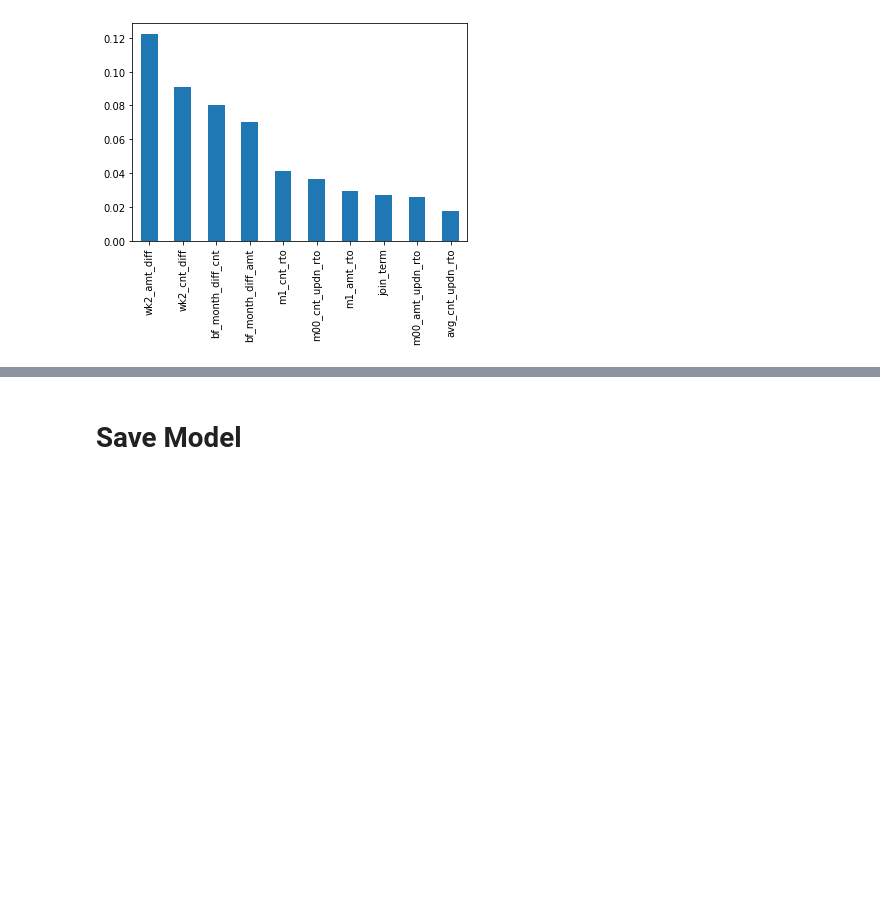
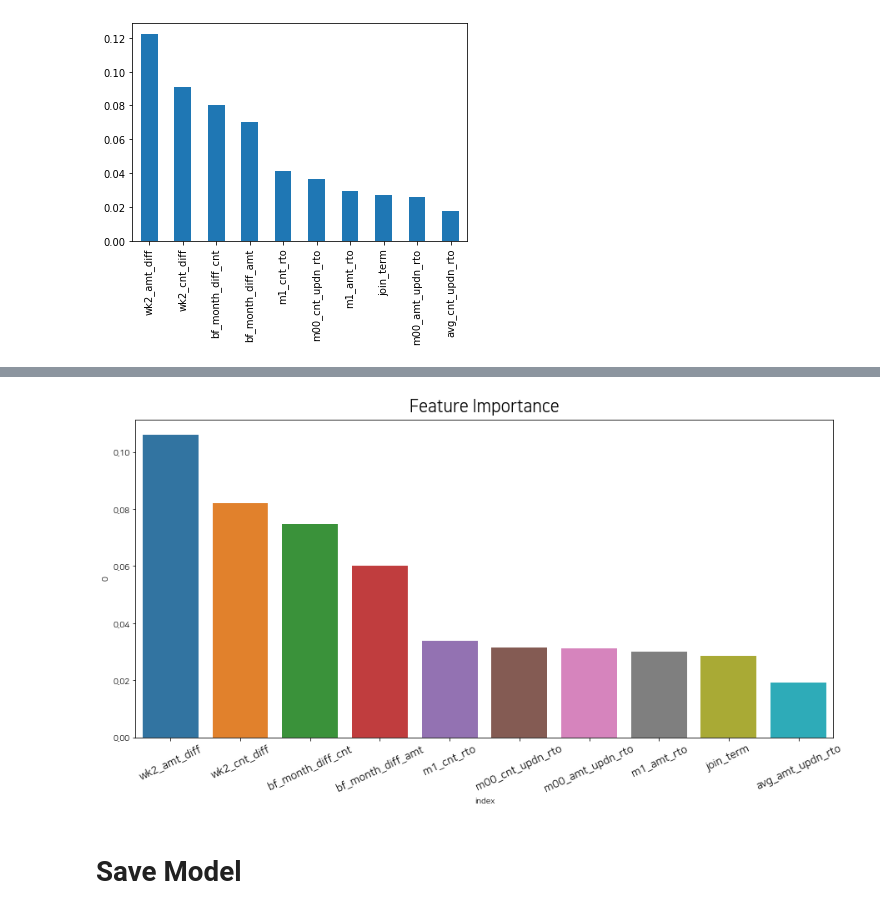
Before and after one commit to Yoon-Alex/churn_list, a Jupyter notebook: old/churn_model.ipynb, the cells around one changed output, grey strips where cells are left out. Saved outputs shown, nothing was run; the diff lists cells and outputs as text; code cells hidden in the pictures; blank space fills up the shorter version.

```diff
--- a/old/churn_model.ipynb
+++ b/old/churn_model.ipynb
@@ -339,3 +311,18 @@ _______________________________
+# %%
+plt.rcParams['font.family'] = 'NanumSquare'
+plt.rcParams['figure.figsize'] = (15,7)
+# %%
+fig = plt.figure(figsize=(15,7))
+plt.rc('xtick', labelsize=13)
+plt.rc('ytick', labelsize=10)
+sns.barplot(x='index', y=0, data= feature_scores[:10].reset_index())
+
+plt.xticks(rotation=25)
+plt.title('Feature Importance', fontsize=20, pad = 10)
+plt.savefig('feature_importance.png', dpi=200, facecolor=fig.get_facecolor(), bbox_inches='tight'
+)
+# %% [output]
+[figure, added]
 # %% [markdown]
 # Save Model
 # %%
```
Also changed, not shown: parts of 21 cells of this notebook, 1 other file.
